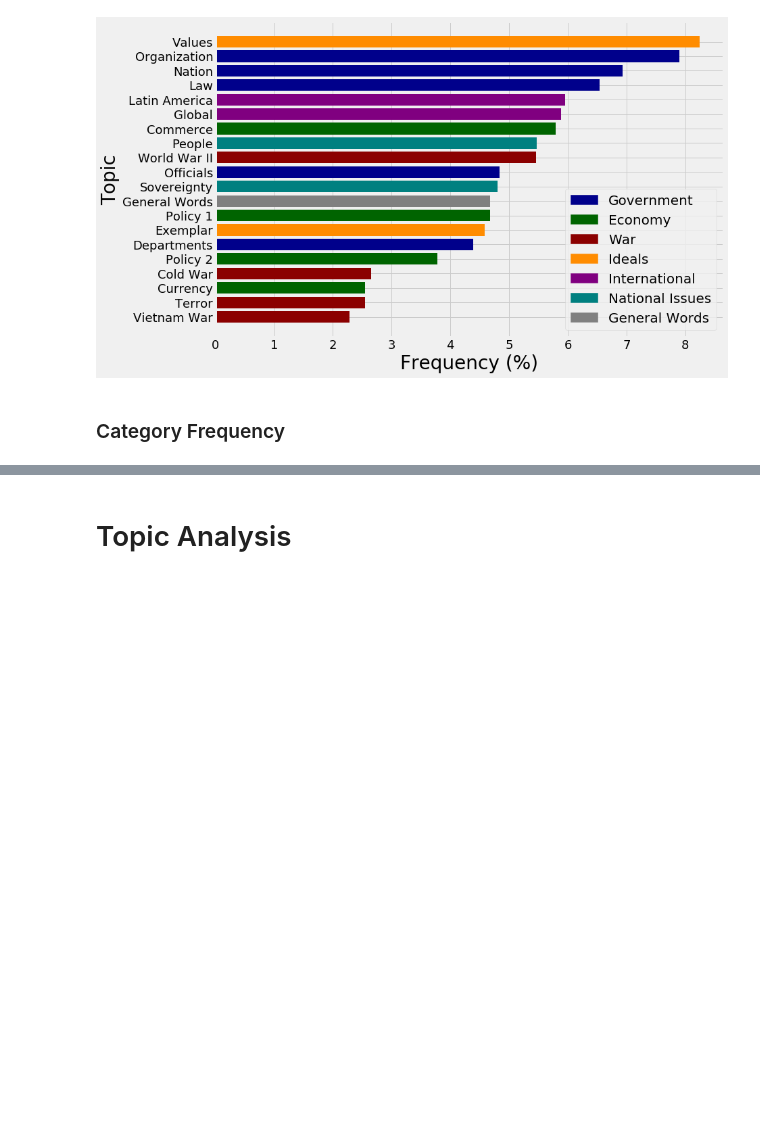
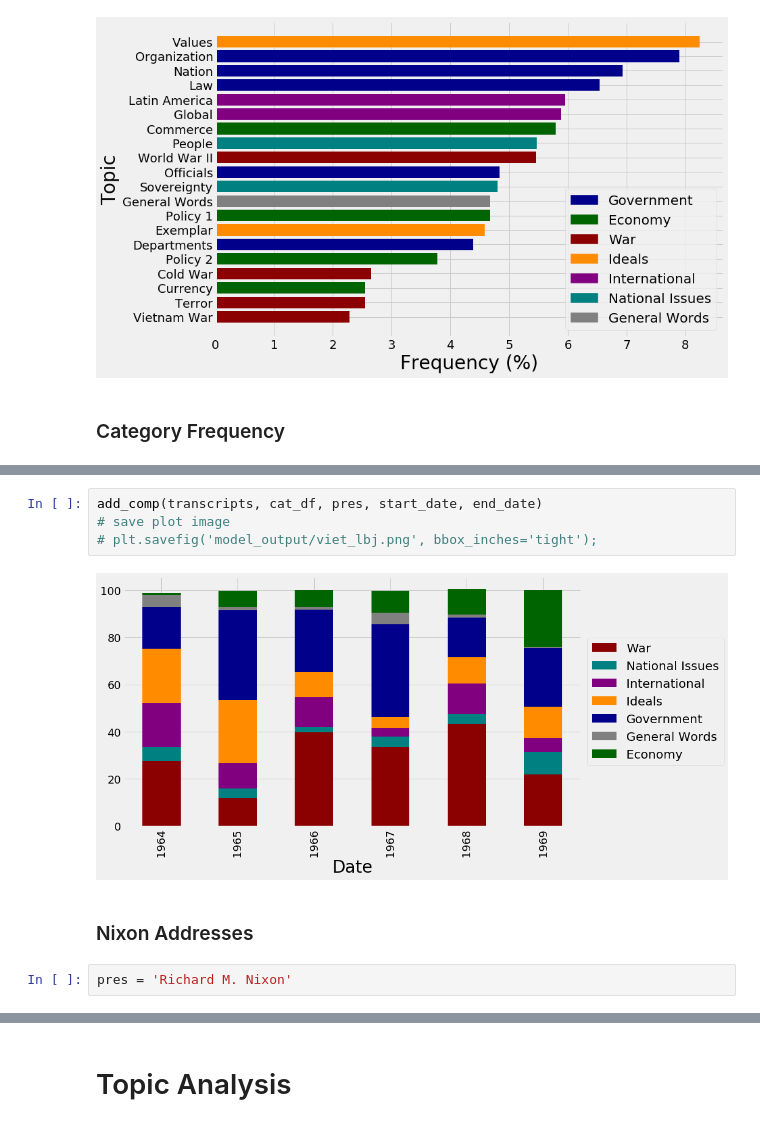
Before and after one commit to kevscon/Project-4, a Jupyter notebook: topic_modeling.ipynb, the cells around one changed output, grey strips where cells are left out. Cells and saved outputs as stored; diff of their text form; blank space fills up the shorter version.

```diff
--- a/topic_modeling.ipynb
+++ b/topic_modeling.ipynb
@@ -312,0 +478,10 @@ ax.set_xlabel('Frequency (%)');
+# %%
+add_comp(transcripts, cat_df, pres, start_date, end_date)
+# save plot image
+# plt.savefig('model_output/viet_lbj.png', bbox_inches='tight');
+# %% [output]
+[figure, added]
+# %% [markdown]
+### Nixon Addresses
+# %%
+pres = 'Richard M. Nixon'
```
Also changed, not shown: parts of 90 cells of this notebook, 2 other files.
